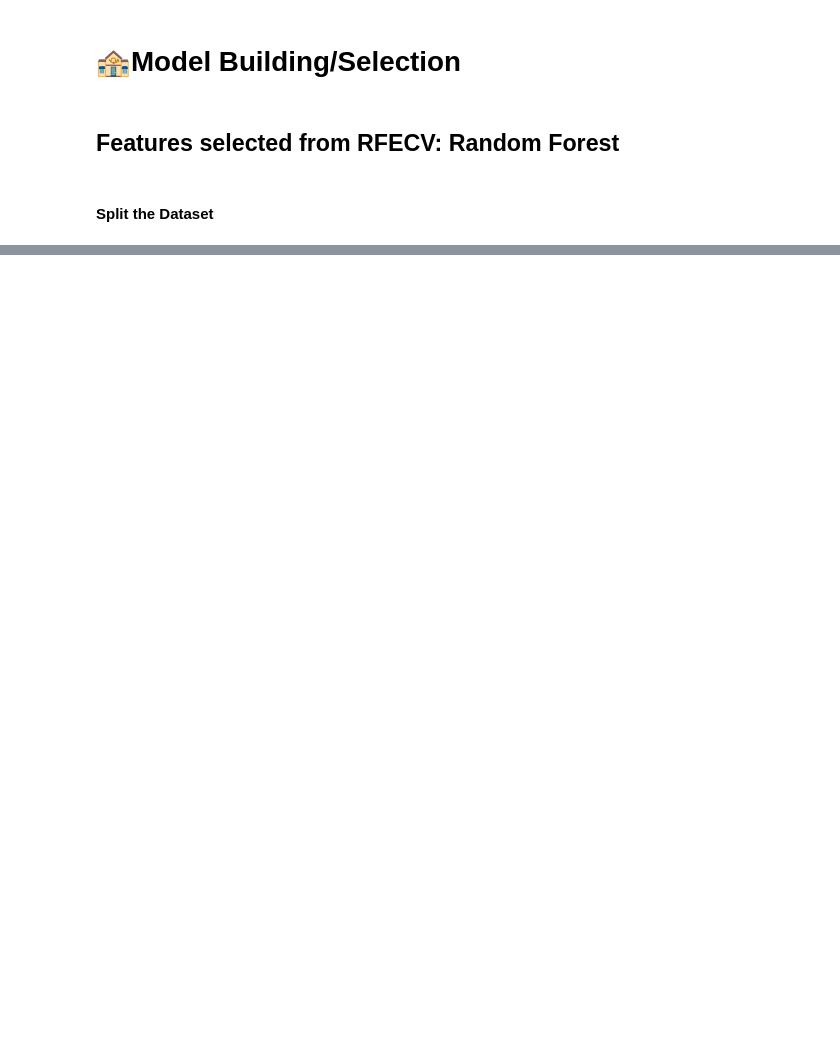
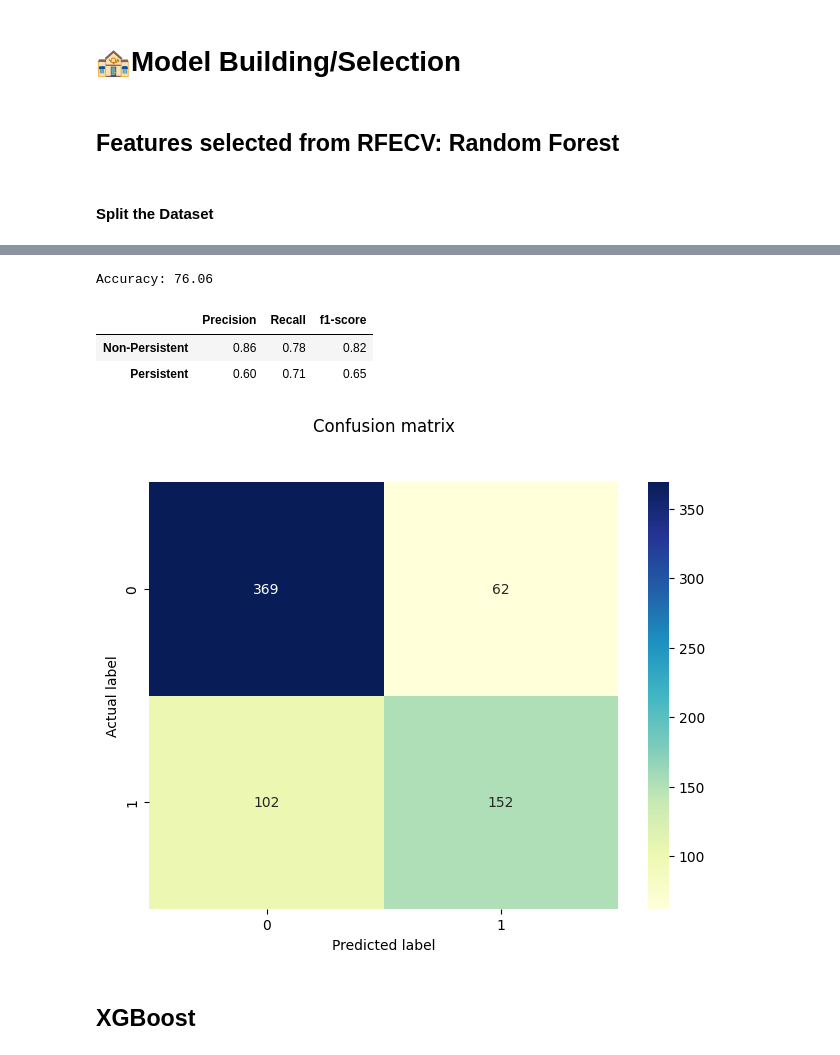
Before and after one commit to shezkh/Healthcare-Project, a Jupyter notebook: src/Model_Building_Ashish.ipynb, the cells around one changed output, grey strips where cells are left out. Drawn from its saved outputs; the diff is of its cells as text; code cells hidden in the pictures; blank space fills up the shorter version.

```diff
--- a/src/Model_Building_Ashish.ipynb
+++ b/src/Model_Building_Ashish.ipynb
@@ -296,0 +531,18 @@ X_train, X_test, y_train, y_test = train_test_split(X_rfc, target, test_size=0.2
+# %%
+adaB = AdaBoostClassifier(**best_params)
+
+adaB_model = adaB.fit(X_train,
+                      y_train)
+
+y_pred_adaB = adaB_model.predict(X_test)
+# %%
+adaB_df = performance_metrics(y_pred_adaB, y_test, y_train, 'adaB')
+adaB_df
+# %% [output]
+Accuracy: 76.06
+|  | Precision | Recall | f1-score |
+| Non-Persistent | 0.86 | 0.78 | 0.82 |
+| Persistent | 0.60 | 0.71 | 0.65 |
+[figure, added]
+# %% [markdown]
+## XGBoost
```
Also changed, not shown: parts of 74 cells of this notebook.
